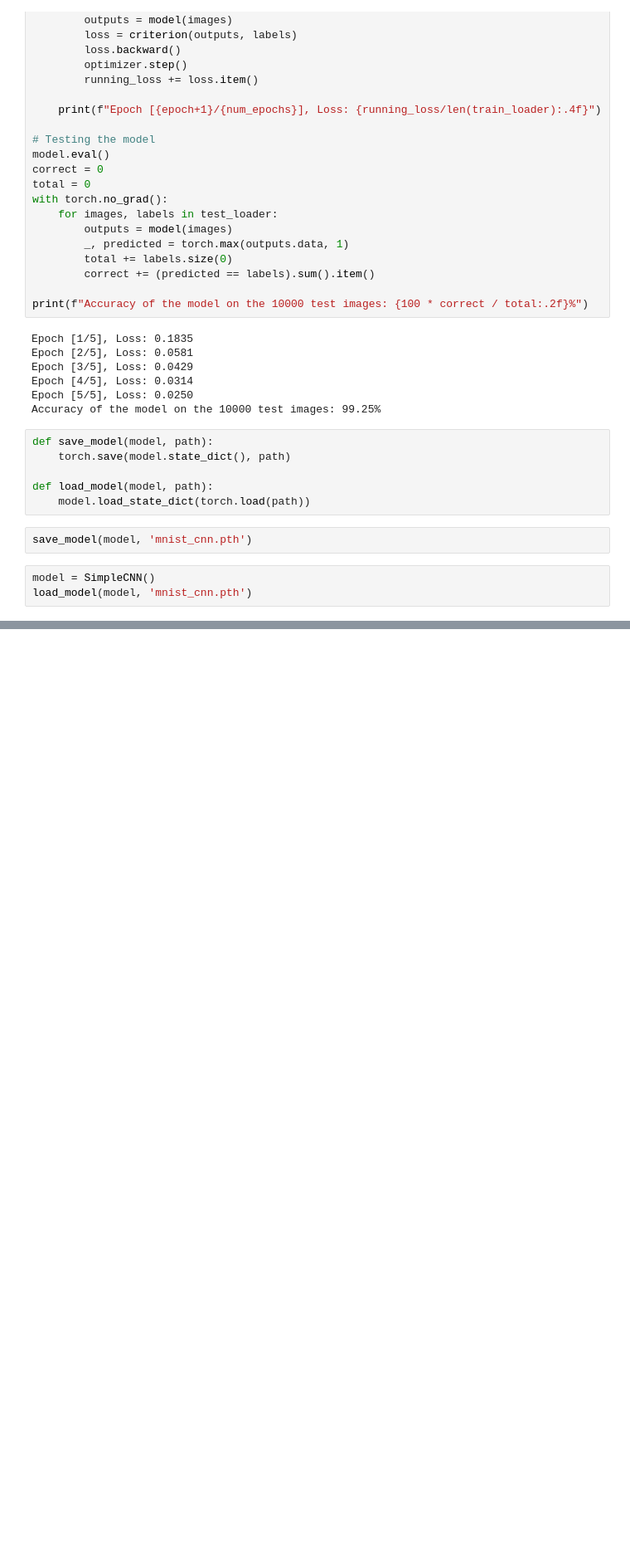
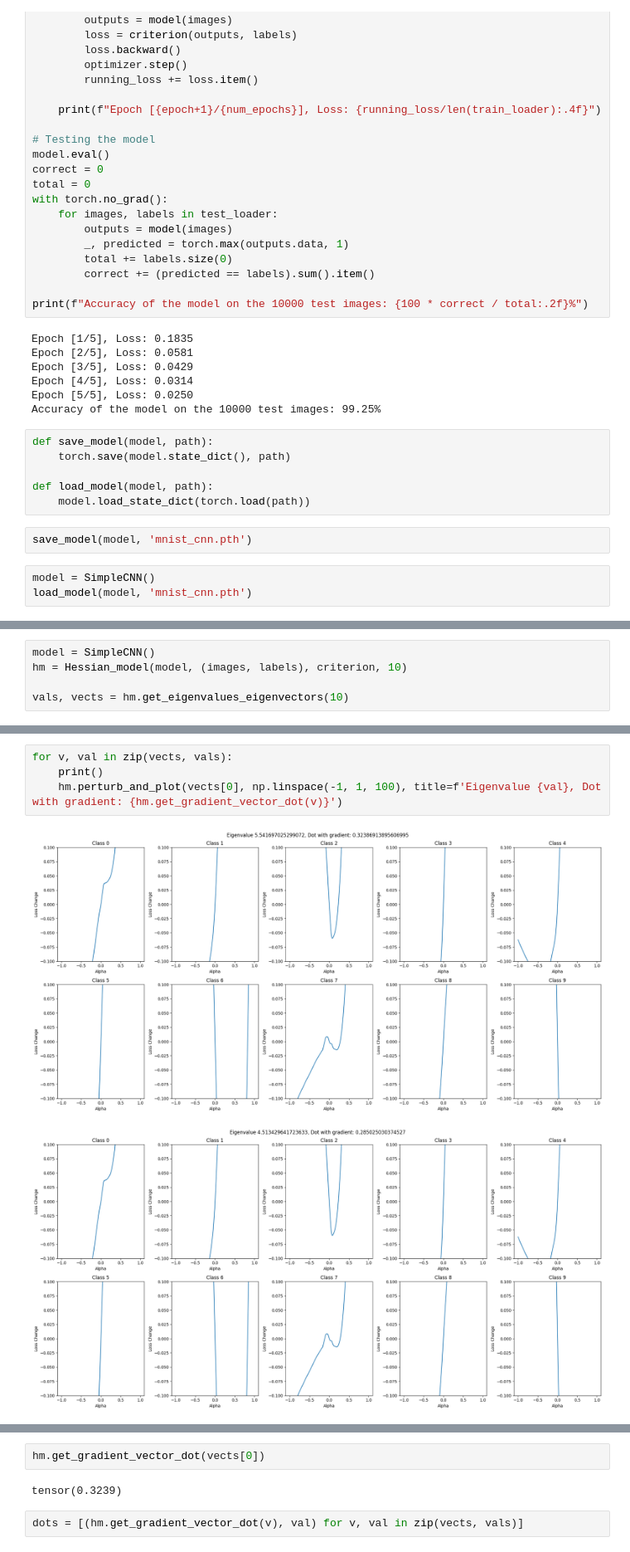
Before and after one commit to Aarsh-Wankar/DeepHessian, a Jupyter notebook: final_hessian_exps.ipynb, the cells around one changed output, grey strips where cells are left out. Shown at 83% size. Cells and saved outputs as stored; diff of their text form; blank space fills up the shorter version.

```diff
--- a/final_hessian_exps.ipynb
+++ b/final_hessian_exps.ipynb
@@ -170,0 +184,5 @@ hm.perturb_and_plot(vects[0], images, labels, np.linspace(-1, 1, 100), title='Pe
+# %%
+model = SimpleCNN()
+hm = Hessian_model(model, (images, labels), criterion, 10)
+
+vals, vects = hm.get_eigenvalues_eigenvectors(10)
@@ -170,0 +202,7 @@ hm.perturb_and_plot(vects[0], images, labels, np.linspace(-1, 1, 100), title='Pe
+# %%
+for v, val in zip(vects, vals):
+	print()
+	hm.perturb_and_plot(vects[0], np.linspace(-1, 1, 100), title=f'Eigenvalue {val}, Dot with gradient: {hm.get_gradient_vector_dot(v)}')
+# %% [output]
+[figure, added]
+[figure, added]
@@ -170,0 +217,6 @@ hm.perturb_and_plot(vects[0], images, labels, np.linspace(-1, 1, 100), title='Pe
+# %%
+hm.get_gradient_vector_dot(vects[0])
+# %% [output]
+tensor(0.3239)
+# %%
+dots = [(hm.get_gradient_vector_dot(v), val) for v, val in zip(vects, vals)]
```
Also changed, not shown: parts of 7 cells of this notebook.
